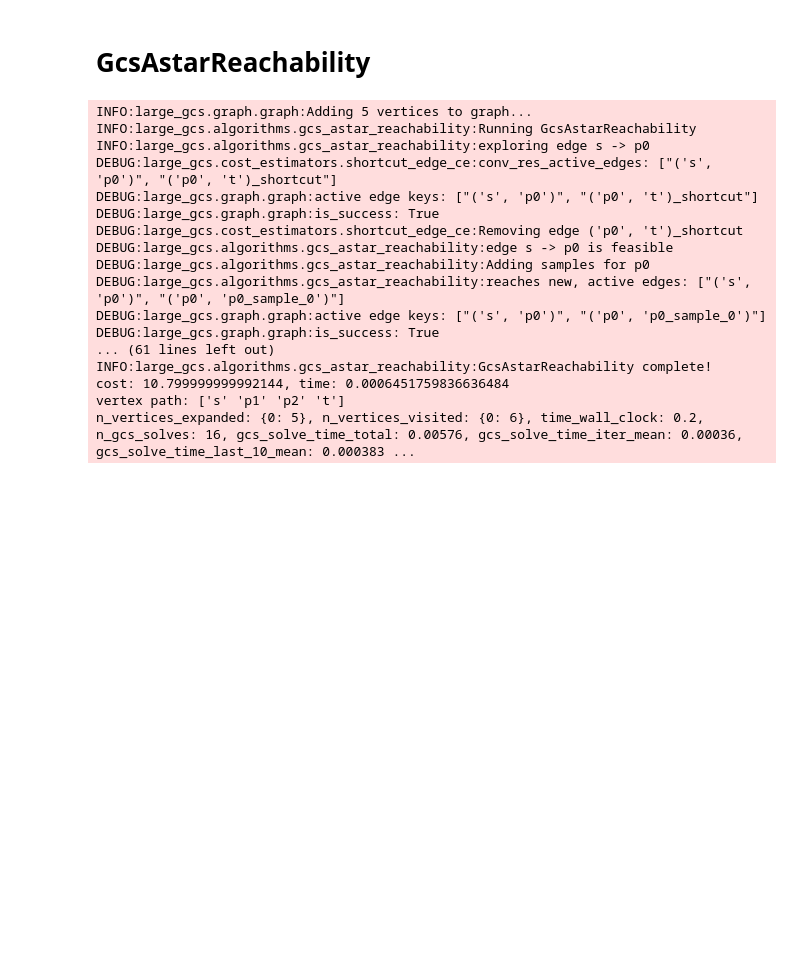
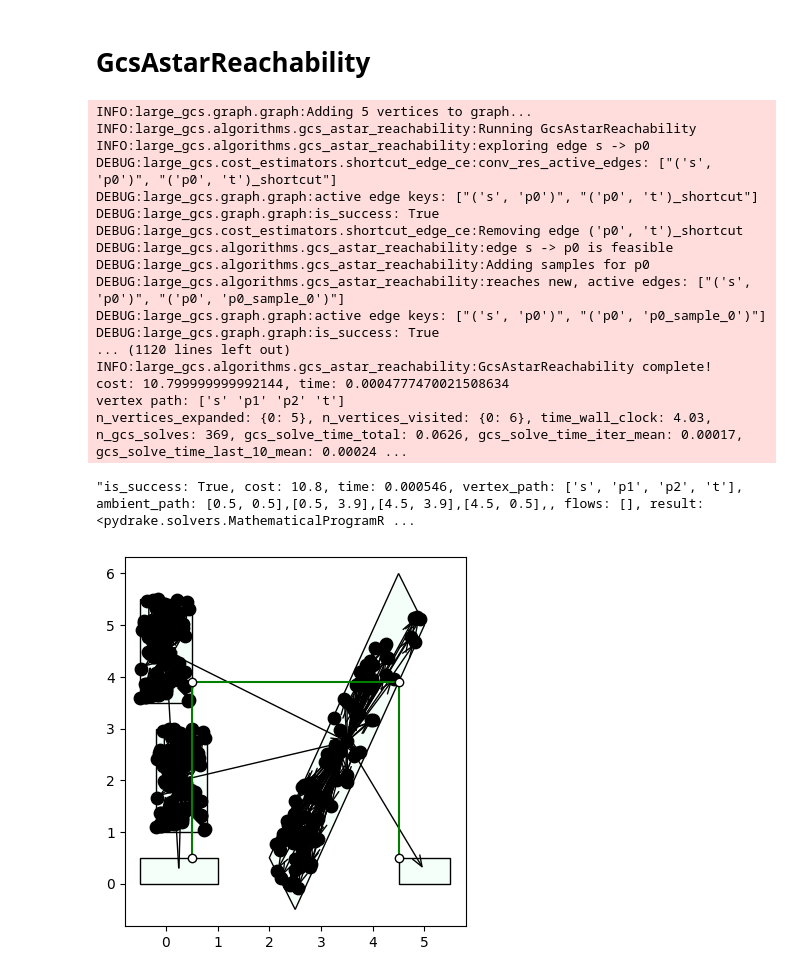
Before and after one commit to shaoyuancc/large_gcs, a Jupyter notebook: explorations/reachability_implicit_gcs.ipynb, the cells around one changed output. Saved outputs shown, nothing was run; the diff lists cells and outputs as text; code cells hidden in the pictures; blank space fills up the shorter version.

Commit message:
added test for gcs astar reachability hor vert graph

```diff
--- a/explorations/reachability_implicit_gcs.ipynb
+++ b/explorations/reachability_implicit_gcs.ipynb
@@ -106,7 +106,7 @@ logging.getLogger("large_gcs").setLevel(logging.DEBUG)
 # g = create_simplest_hor_vert_graph()
 g = create_polyhedral_hor_vert_graph()
 cost_estimator_se = ShortcutEdgeCE(g, shortcut_edge_cost_factory)
-alg = GcsAstarReachability(g, cost_estimator_se, num_samples_per_vertex=3)
+alg = GcsAstarReachability(g, cost_estimator_se, num_samples_per_vertex=100)
 sol = alg.run()
 # %% [output]
 INFO:large_gcs.graph.graph:Adding 5 vertices to graph...
@@ -121,18 +121,24 @@ DEBUG:large_gcs.algorithms.gcs_astar_reachability:Adding samples for p0
 DEBUG:large_gcs.algorithms.gcs_astar_reachability:reaches new, active edges: ["('s', 'p0')", "('p0', 'p0_sample_0')"]
 DEBUG:large_gcs.graph.graph:active edge keys: ["('s', 'p0')", "('p0', 'p0_sample_0')"]
 DEBUG:large_gcs.graph.graph:is_success: True
-... (61 lines left out)
+... (1120 lines left out)
 INFO:large_gcs.algorithms.gcs_astar_reachability:GcsAstarReachability complete!
-cost: 10.799999999992144, time: 0.0006451759836636484
+cost: 10.799999999992144, time: 0.0004777470021508634
 vertex path: ['s' 'p1' 'p2' 't']
-n_vertices_expanded: {0: 5}, n_vertices_visited: {0: 6}, time_wall_clock: 0.2, n_gcs_solves: 16, gcs_solve_time_total: 0.00576, gcs_solve_time_iter_mean: 0.00036, gcs_solve_time_last_10_mean: 0.000383 ...
+n_vertices_expanded: {0: 5}, n_vertices_visited: {0: 6}, time_wall_clock: 4.03, n_gcs_solves: 369, gcs_solve_time_total: 0.0626, gcs_solve_time_iter_mean: 0.00017, gcs_solve_time_last_10_mean: 0.00024 ...
+# %%
+str(sol)
+# %% [output]
+"is_success: True, cost: 10.8, time: 0.000546, vertex_path: ['s', 'p1', 'p2', 't'], ambient_path: [0.5, 0.5],[0.5, 3.9],[4.5, 3.9],[4.5, 0.5],, flows: [], result: <pydrake.solvers.MathematicalProgramR ...
 # %%
 # g.edges["('p0', 'p0_sample_1')"]
 # %%
 g.plot_sets()
 g.plot_edges()
-g.plot_set_labels()
+# g.plot_set_labels()
 g.plot_path(sol.ambient_path)
+# %% [output]
+[figure, added]
 # %%
 # sol = g.solve_convex_restriction([('s', 'p1'), ('p1', 'p1_sample_0')])
 sol = g.solve_convex_restriction([("s", "p1"), ("p1", "p2"), ("p2", "t")])
```
Also changed, not shown: parts of 3 cells of this notebook, 5 other files.
